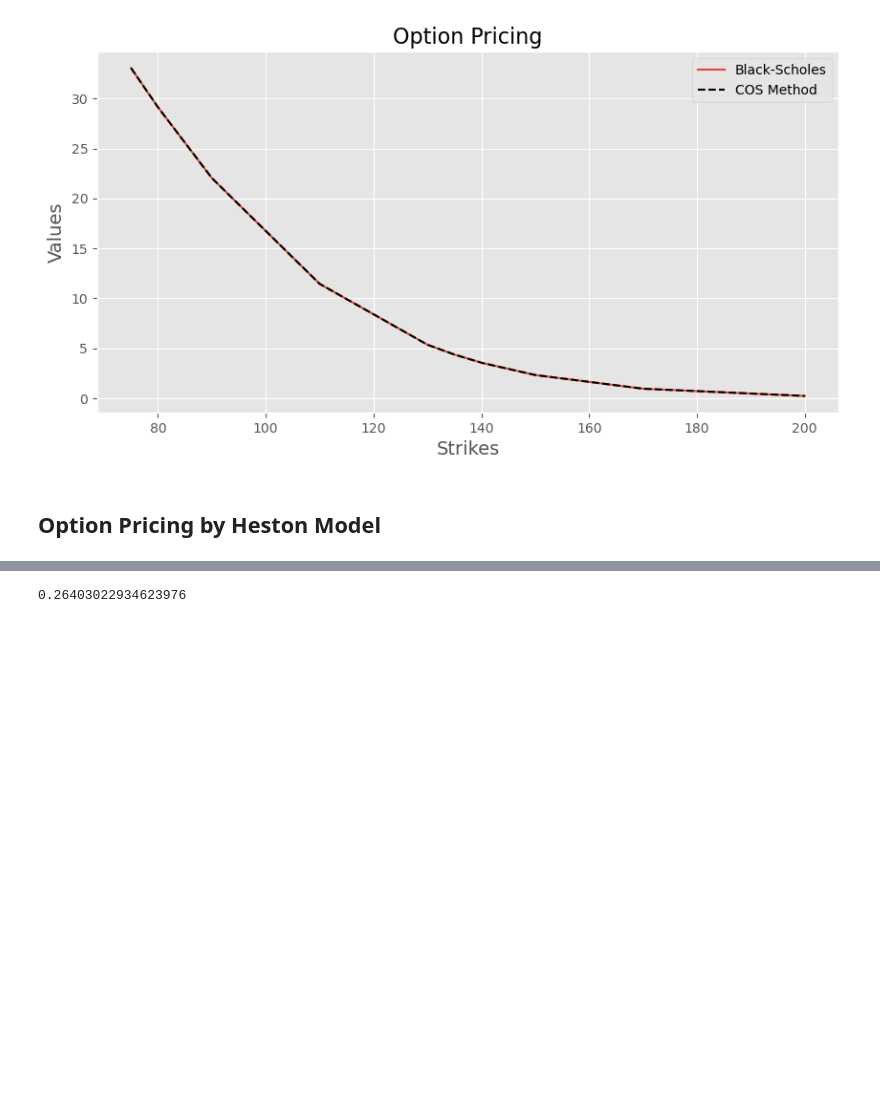
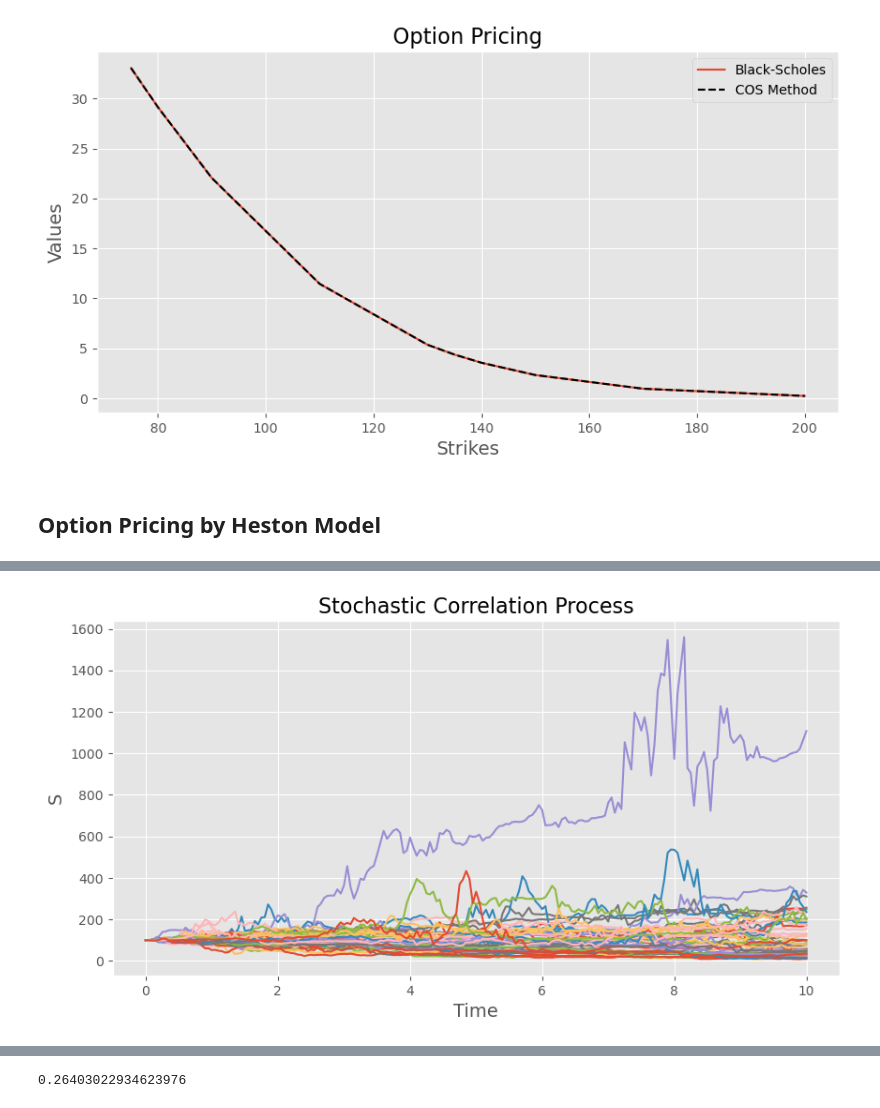
Before and after one commit to kirillzx/Generalized-Bates-model-draft, a Jupyter notebook: Main Modeling.ipynb, the cells around one changed output, grey strips where cells are left out. Cells and saved outputs as stored; diff of their text form; code cells hidden in the pictures; blank space fills up the shorter version.

```diff
--- a/Main Modeling.ipynb
+++ b/Main Modeling.ipynb
@@ -453,0 +502,30 @@ plt.show()
+# %%
+numberPaths = 50
+N = 200
+T = 10
+r = 0.05
+s0 = 100
+kappa = 1
+gamma = 0.9
+vbar = 0.1
+v0 = 0
+rho0 = 0.1
+rho1 = 0.001
+rho2 = 0.3
+kappa_rho = 1
+mu_rho = 0.2
+sigma_rho = 0.02
+# %%
+corr_process = correlation_process(numberPaths, N, T, r, v0, s0, rho0, rho1, rho2, kappa, gamma, rho, vbar, kappa_rho, mu_rho, sigma_rho)
+# %%
+plt.subplots(figsize=(10, 5), dpi=100)
+
+for path in corr_process['S']:
+    plt.plot(corr_process['time'], path)
+
+plt.title('Stochastic Correlation Process', fontsize=16)
+plt.xlabel('Time', fontsize=14)
+plt.ylabel('S', fontsize=14)
+plt.show()
+# %% [output]
+[figure, added]
```
Also changed, not shown: parts of 13 cells of this notebook.
